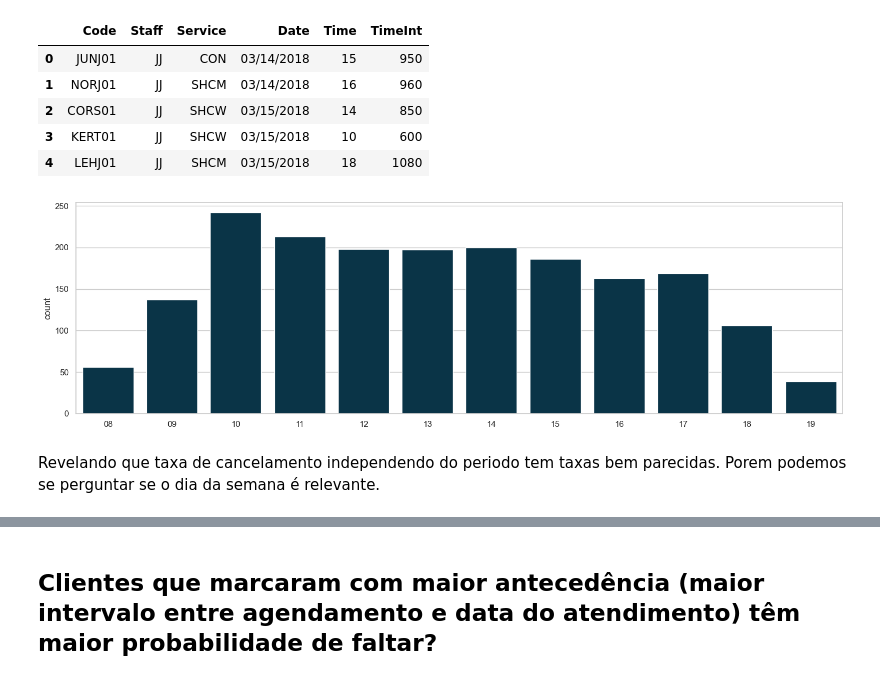
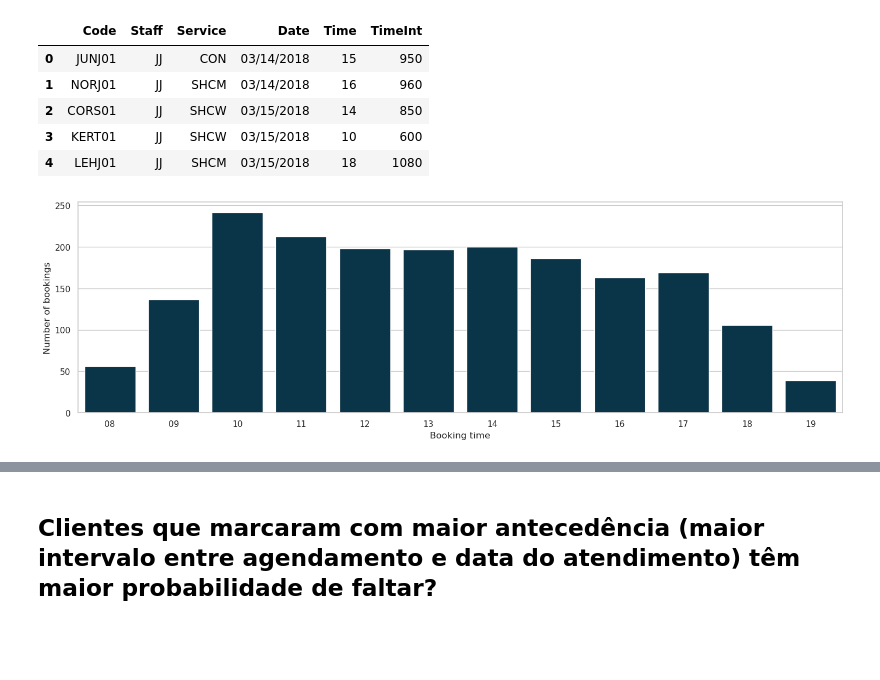
Before and after one commit to walacevale/Portfolio, a Jupyter notebook: Hair_Salon/notebooks/01_data_exploration.ipynb, the cells around one changed output, grey strips where cells are left out. Cells and saved outputs as stored; diff of their text form; code cells hidden in the pictures; blank space fills up the shorter version.

```diff
--- a/Hair_Salon/notebooks/01_data_exploration.ipynb
+++ b/Hair_Salon/notebooks/01_data_exploration.ipynb
@@ -109,5 +186,5 @@ Podemos ser mais expecificos tbm e olhar para os horios mais escolhidos durante
 # %%
-df_Future_book = pd.read_csv('../data\Future Bookings (All Clients)0.csv')
+df_Future_book = pd.read_csv('../data/raw/Future Bookings (All Clients)0.csv')
 df_Future_book['Time'] = pd.to_datetime(df_Future_book['Time'],  format='%I:%M:%S %p').dt.strftime('%H')
 df_Future_book.head()
 # %% [output]
@@ -120,9 +197,9 @@ df_Future_book.head()
 # %%
 plt.figure(figsize=(18,5))
 ax = sns.countplot(data=df_Future_book.sort_values(by = 'Time'), x='Time')
-plt.xlabel('')
-plt.show()
+ax.set_xlabel('Booking time')
+ax.set_ylabel('Number of bookings')
+
+plt.savefig("../figs/Booking_time.png", dpi=300, bbox_inches="tight")
 # %% [output]
-[figure, old version]
+[figure, new version]
-# %% [markdown]
-Revelando que taxa de cancelamento independendo do periodo tem taxas bem parecidas.  Porem podemos se perguntar se o dia da semana é relevante.
```
Also changed, not shown: parts of 38 cells of this notebook, 10 other files.
